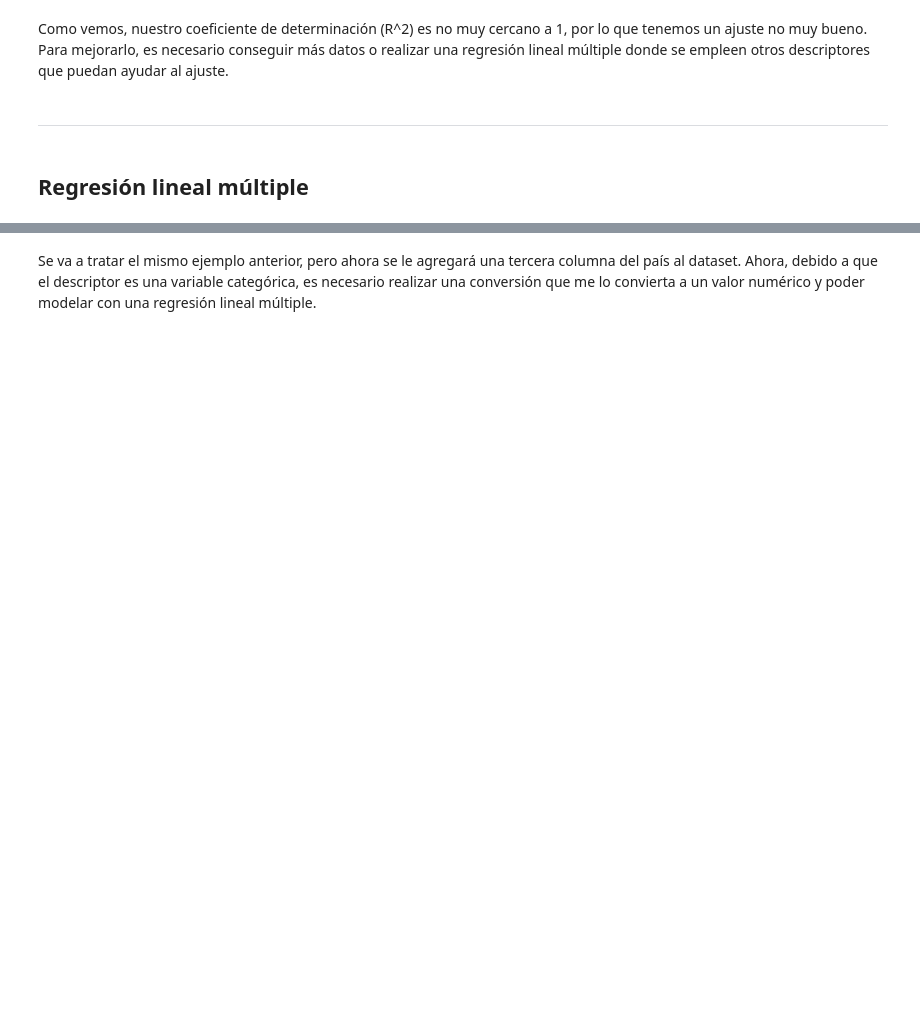
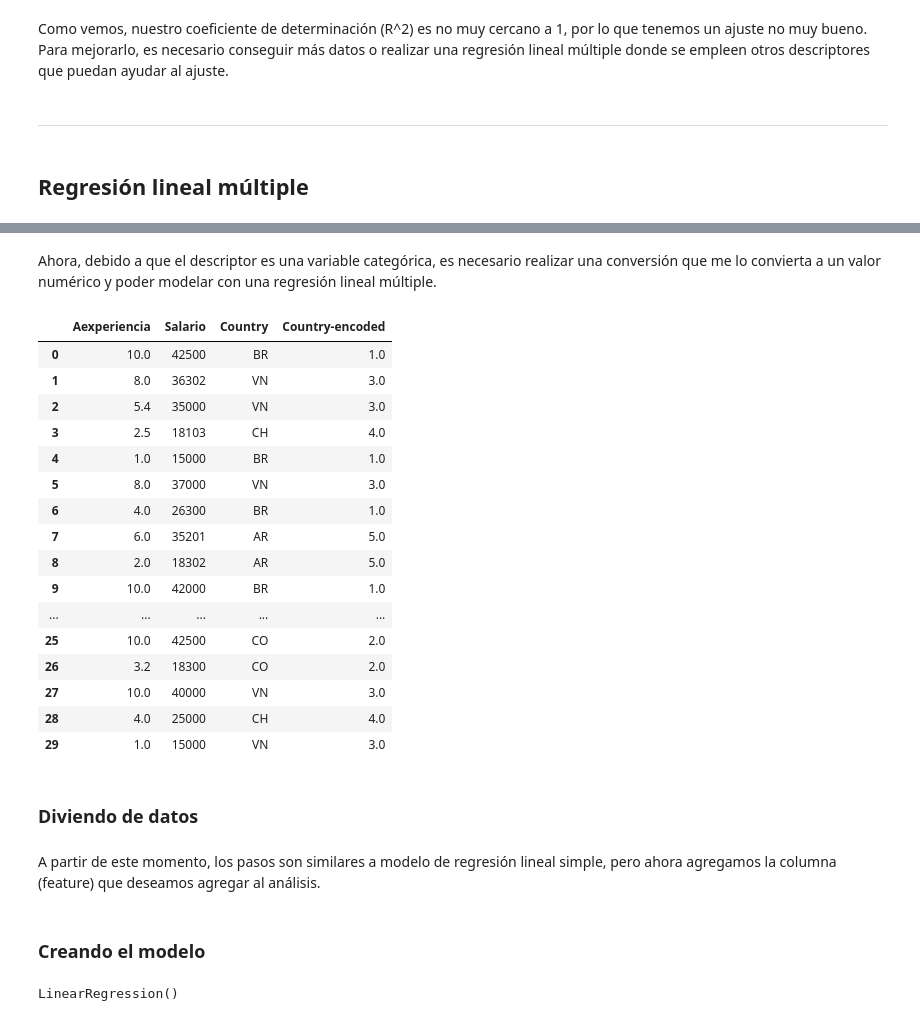
Before and after one commit to Paola2233/fundamentos-ML, a Jupyter notebook: notebooks/2.0-paola-regresion-lineal.ipynb, the cells around one changed output, grey strips where cells are left out. Saved outputs shown, nothing was run; the diff lists cells and outputs as text; code cells hidden in the pictures; blank space fills up the shorter version.

```diff
--- a/notebooks/2.0-paola-regresion-lineal.ipynb
+++ b/notebooks/2.0-paola-regresion-lineal.ipynb
@@ -121,0 +128,7 @@ ___________________________________________________________________
+# %%
+# List of countries
+countries_list = ['MX', 'BR', 'CO', 'VN', 'CH', 'AR']
+countries = [np.random.choice(countries_list) for i in range(dataset.shape[0])]
+
+dataset['Country'] = countries
+dataset
@@ -122,2 +153,32 @@ ___________________________________________________________________
 # %% [markdown]
-Se va a tratar el mismo ejemplo anterior, pero ahora se le agregará una tercera columna del país al dataset. Ahora, debido a que el descriptor es una variable categórica, es necesario realizar una conversión que me lo convierta a un valor numérico y poder modelar con una regresión lineal múltiple.
+Ahora, debido a que el descriptor es una variable categórica, es necesario realizar una conversión que me lo convierta a un valor numérico y poder modelar con una regresión lineal múltiple.
+# %%
+from sklearn.preprocessing import OrdinalEncoder
+
+encoder = OrdinalEncoder(categories=[countries_list])
+
+encoder.fit(dataset[["Country"]])
+dataset["Country-encoded"] = encoder.transform(dataset[["Country"]])
+dataset
+# %% [output]
+|  | Aexperiencia | Salario | Country | Country-encoded |
+| 0 | 10.0 | 42500 | BR | 1.0 |
+| 1 | 8.0 | 36302 | VN | 3.0 |
+| 2 | 5.4 | 35000 | VN | 3.0 |
+| 3 | 2.5 | 18103 | CH | 4.0 |
+| 4 | 1.0 | 15000 | BR | 1.0 |
+| 5 | 8.0 | 37000 | VN | 3.0 |
+| 6 | 4.0 | 26300 | BR | 1.0 |
+| 7 | 6.0 | 35201 | AR | 5.0 |
+| 8 | 2.0 | 18302 | AR | 5.0 |
+| 9 | 10.0 | 42000 | BR | 1.0 |
+| ... | ... | ... | ... | ... |
+| 25 | 10.0 | 42500 | CO | 2.0 |
+| 26 | 3.2 | 18300 | CO | 2.0 |
+| 27 | 10.0 | 40000 | VN | 3.0 |
+| 28 | 4.0 | 25000 | CH | 4.0 |
+| 29 | 1.0 | 15000 | VN | 3.0 |
+# %% [markdown]
+### Diviendo de datos
+# %% [markdown]
+A partir de este momento, los pasos son similares a modelo de regresión lineal simple, pero ahora agregamos la columna (feature) que deseamos agregar al análisis.
@@ -123,0 +190,7 @@ Se va a tratar el mismo ejemplo anterior, pero ahora se le agregará una tercera
+# %% [markdown]
+### Creando el modelo
+# %%
+regressor = LinearRegression()
+regressor.fit(X_train, y_train)
+# %% [output]
+LinearRegression()
```
Also changed, not shown: parts of 14 cells of this notebook, 3 other files.
